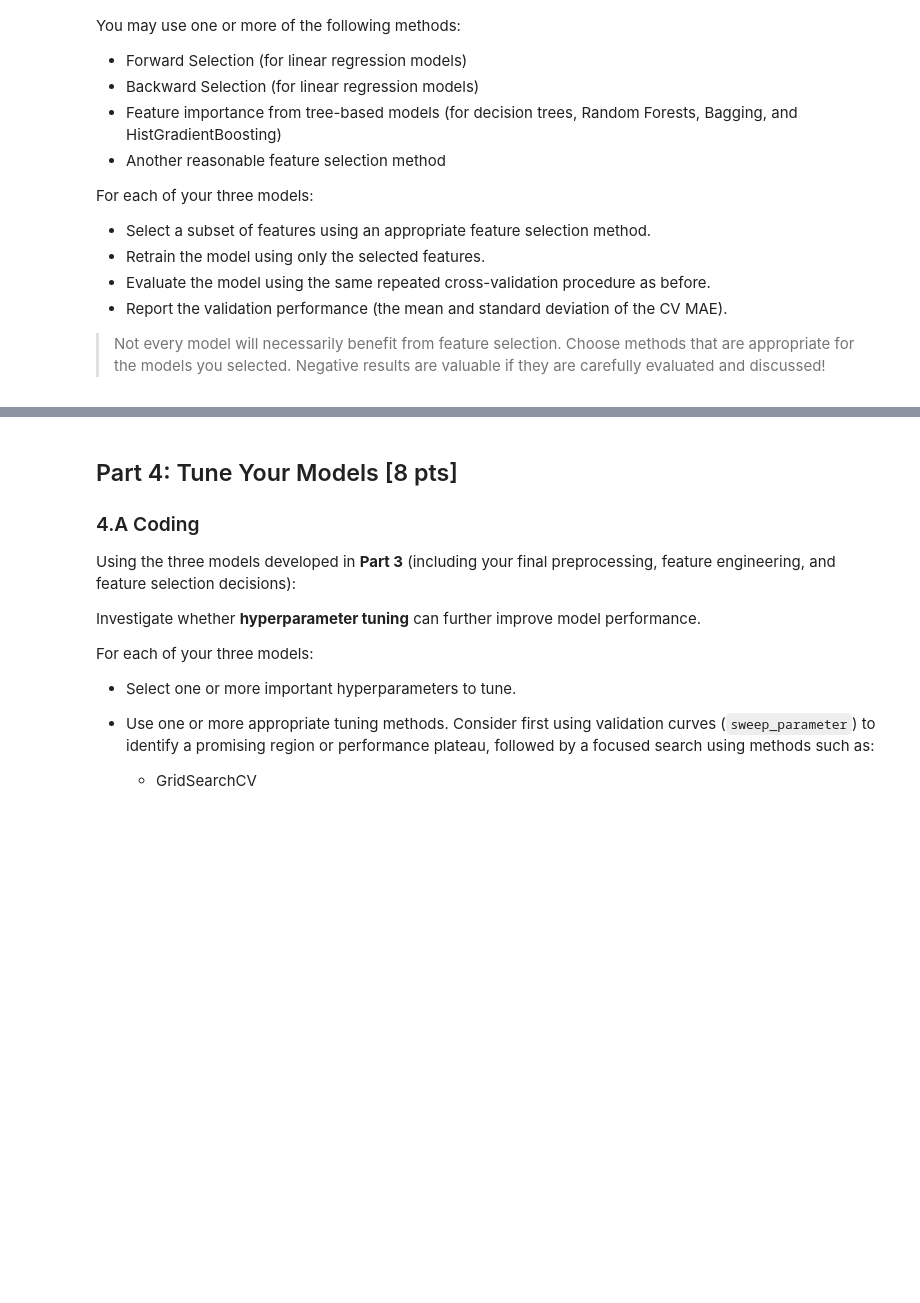
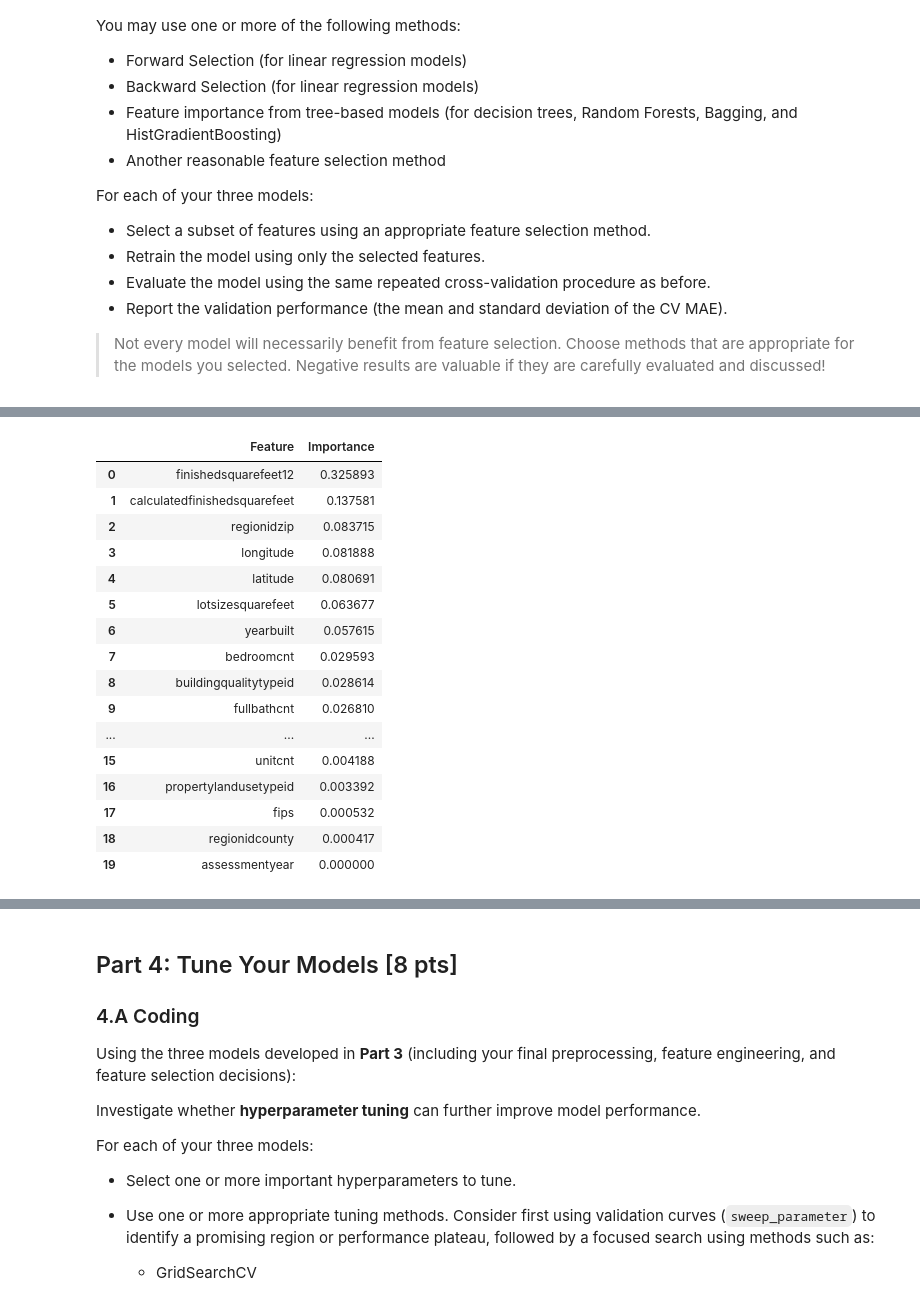
Before and after one commit to cj6x/DX603S_group_11, a Jupyter notebook: Milestone_02_v2.ipynb, the cells around one changed output, grey strips where cells are left out. Cells and saved outputs as stored; diff of their text form; code cells hidden in the pictures; blank space fills up the shorter version.

```diff
--- a/Milestone_02_v2.ipynb
+++ b/Milestone_02_v2.ipynb
@@ -487,14 +752,65 @@ Std Dev CV MAE of Ridge (Feature Selected):2162.0653
 # %%
-# Fit a Random Forest model to extract feature importances
-rf_selector = RandomForestRegressor(random_state=42, n_jobs=-1)
-rf_selector.fit(X_train_numeric, y_train)
+# ==============================================
+# Tree-Based Feature Selection
+# ==============================================
 
-# Create a DataFrame to view the importance of each feature
-importances = rf_selector.feature_importances_
-fi_df = pd.DataFrame({'Feature': X_train_numeric.columns, 'Importance': importances})
-fi_df = fi_df.sort_values(by='Importance', ascending=False)
+# Fit a separate Random Forest pipeline to calculate
+# feature importances from the original tree-model dataset.
+rf_selector = make_pipeline(
+    SimpleImputer(strategy="median"),
+    RandomForestRegressor(
+        random_state=random_state,
+        n_jobs=-1
+    )
+)
 
-# Select the top 12 most important features for our tree models
-top_tree_features = fi_df.head(12)['Feature'].tolist()
-print(f"Selected Top Features for Trees: {top_tree_features}")
+rf_selector.fit(
+    X_train_tree_base,
+    y_train
+)
+
+# Retrieve feature importances from the fitted
+# Random Forest inside the pipeline.
+tree_importances = (
+    rf_selector
+    .named_steps["randomforestregressor"]
+    .feature_importances_
+)
+
+fi_df = pd.DataFrame({
+    "Feature": X_train_tree_base.columns,
+    "Importance": tree_importances
+}).sort_values(
+    by="Importance",
+    ascending=False
+).reset_index(drop=True)
+
+display(fi_df)
+
+# Keep the top 12 features for the tree-based models.
+top_tree_features = (
+    fi_df.head(12)["Feature"].tolist()
+)
+
+print("Selected top features for the tree models:")
+
+for feature in top_tree_features:
+    print(f"- {feature}")
 # %% [output]
+|  | Feature | Importance |
+| 0 | finishedsquarefeet12 | 0.325893 |
+| 1 | calculatedfinishedsquarefeet | 0.137581 |
+| 2 | regionidzip | 0.083715 |
+| 3 | longitude | 0.081888 |
+| 4 | latitude | 0.080691 |
+| 5 | lotsizesquarefeet | 0.063677 |
+| 6 | yearbuilt | 0.057615 |
+| 7 | bedroomcnt | 0.029593 |
+| 8 | buildingqualitytypeid | 0.028614 |
+| 9 | fullbathcnt | 0.026810 |
+| ... | ... | ... |
+| 15 | unitcnt | 0.004188 |
+| 16 | propertylandusetypeid | 0.003392 |
+| 17 | fips | 0.000532 |
+| 18 | regionidcounty | 0.000417 |
+| 19 | assessmentyear | 0.000000 |
```
Also changed, not shown: parts of 46 cells of this notebook.
